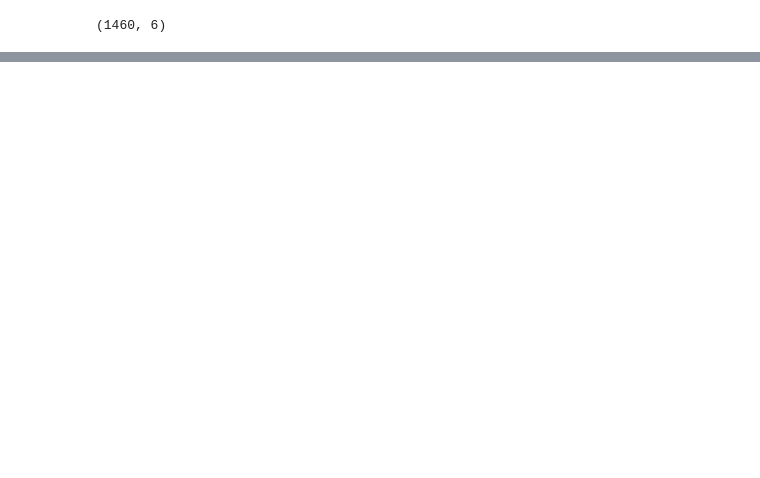
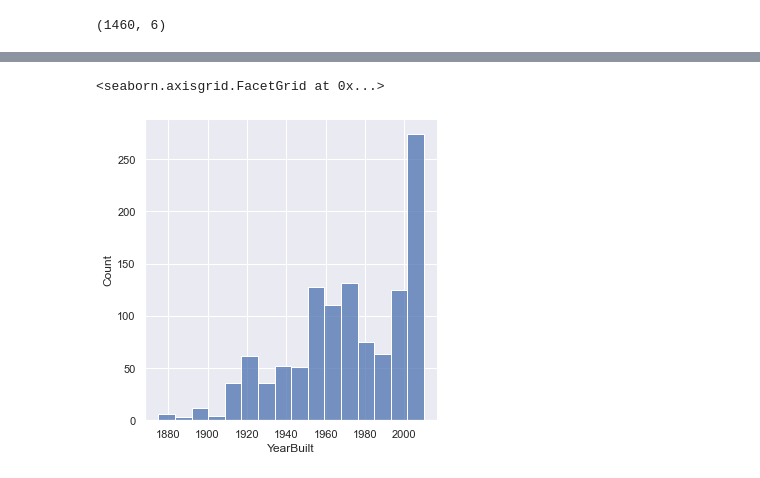
Before and after one commit to alejandrarodas/proyecto_final, a Jupyter notebook: proyecto/proyecto_final.ipynb, the cells around one changed output, grey strips where cells are left out. Saved outputs shown, nothing was run; the diff lists cells and outputs as text; code cells hidden in the pictures; blank space fills up the shorter version.

```diff
--- a/proyecto/proyecto_final.ipynb
+++ b/proyecto/proyecto_final.ipynb
@@ -157,0 +186,5 @@ dataset['LotFrontage'].hist()
+# %%
+sns.displot(dataTraining.YearBuilt)
+# %% [output]
+<seaborn.axisgrid.FacetGrid at 0x...>
+[figure, added]
```
Also changed, not shown: parts of 43 cells of this notebook, 1 other file.
